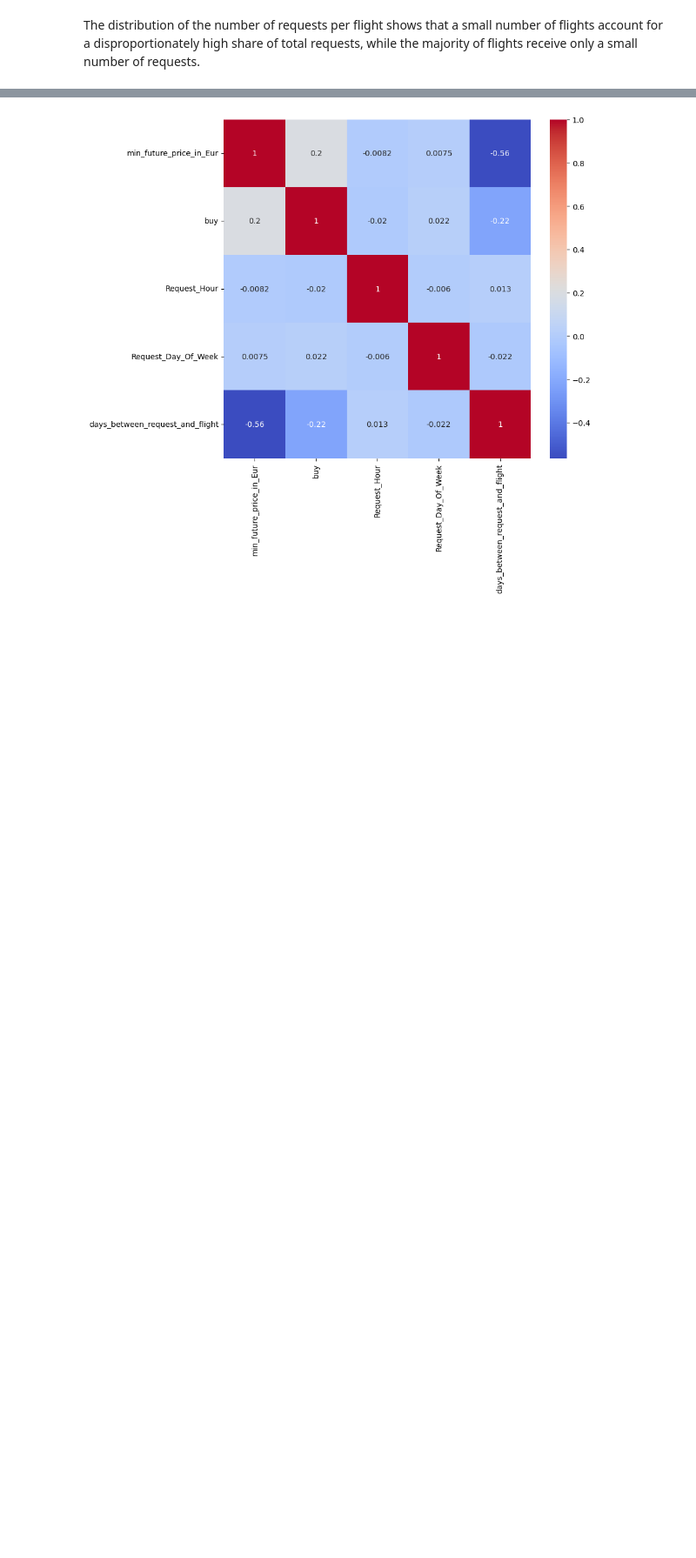
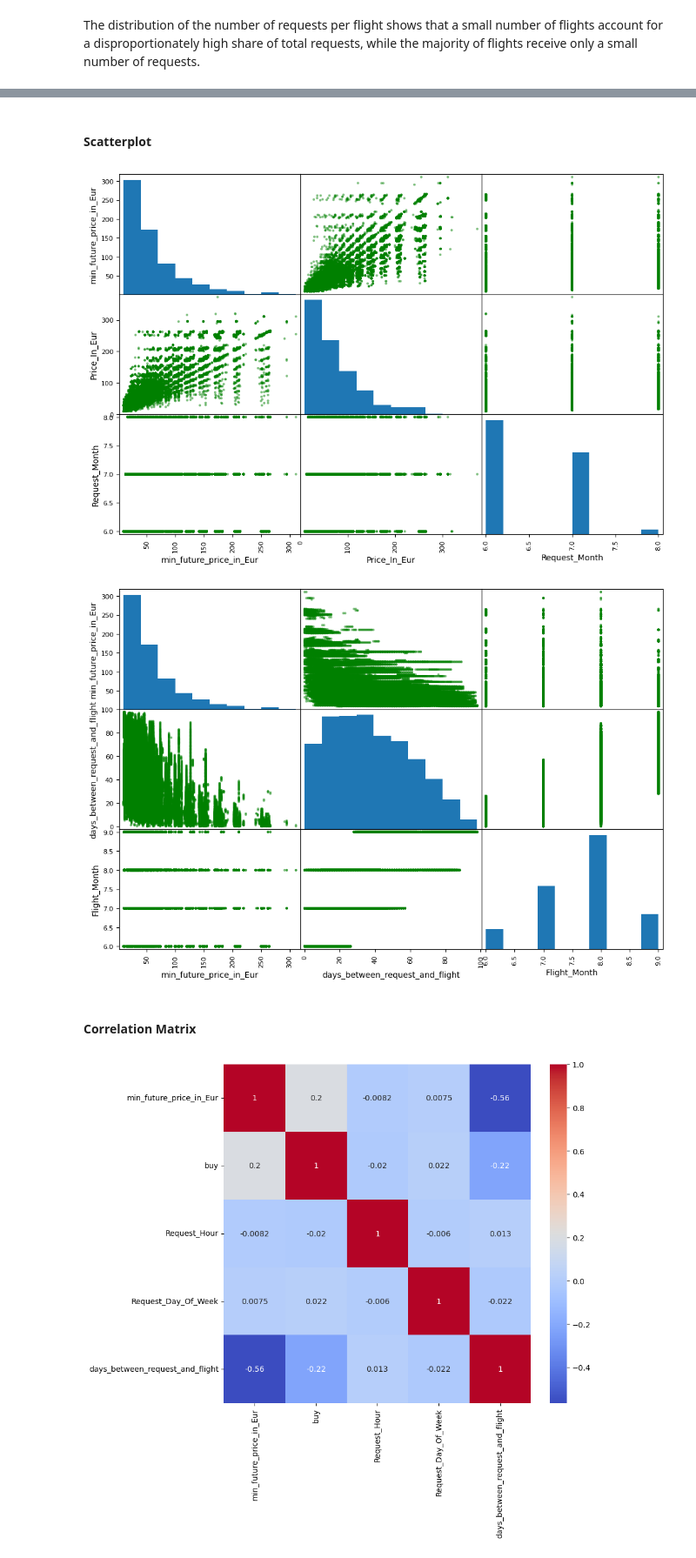
Before and after one commit to ahirsch-github/flight-price-prediction, a Jupyter notebook: flight-price-prediction.ipynb, the cells around one changed output, grey strips where cells are left out. Shown at 87% size. Drawn from its saved outputs; the diff is of its cells as text; code cells hidden in the pictures; blank space fills up the shorter version.

```diff
--- a/flight-price-prediction.ipynb
+++ b/flight-price-prediction.ipynb
@@ -522,3 +574,17 @@ Index(['index', 'Request_Date', 'Flight_Date', 'Departure_hour',
+# %% [markdown]
+#### Scatterplot ####
+# %%
+# plot the scatter matrix for min_future_price_in_Eur and the features with the highest correlation
+attributes = ['min_future_price_in_Eur', 'Price_In_Eur', 'Request_Month']
+scatter_matrix(df_train_copy[attributes], figsize=(12, 8), color='g');
+
+attributes = ['min_future_price_in_Eur', 'days_between_request_and_flight', 'Flight_Month']
+scatter_matrix(df_train_copy[attributes], figsize=(12, 8), color='g');
+# %% [output]
+[figure, added]
+[figure, added]
+# %% [markdown]
+#### Correlation Matrix ####
 # %%
 # Correlation matrix for min_future_price_in_eur, buy and the request related columns
 corr_matrix = df_train_copy[['min_future_price_in_Eur', 'buy', 'Request_Hour', 'Request_Day_Of_Week', 'days_between_request_and_flight']].corr()
```
Also changed, not shown: parts of 58 cells of this notebook.
